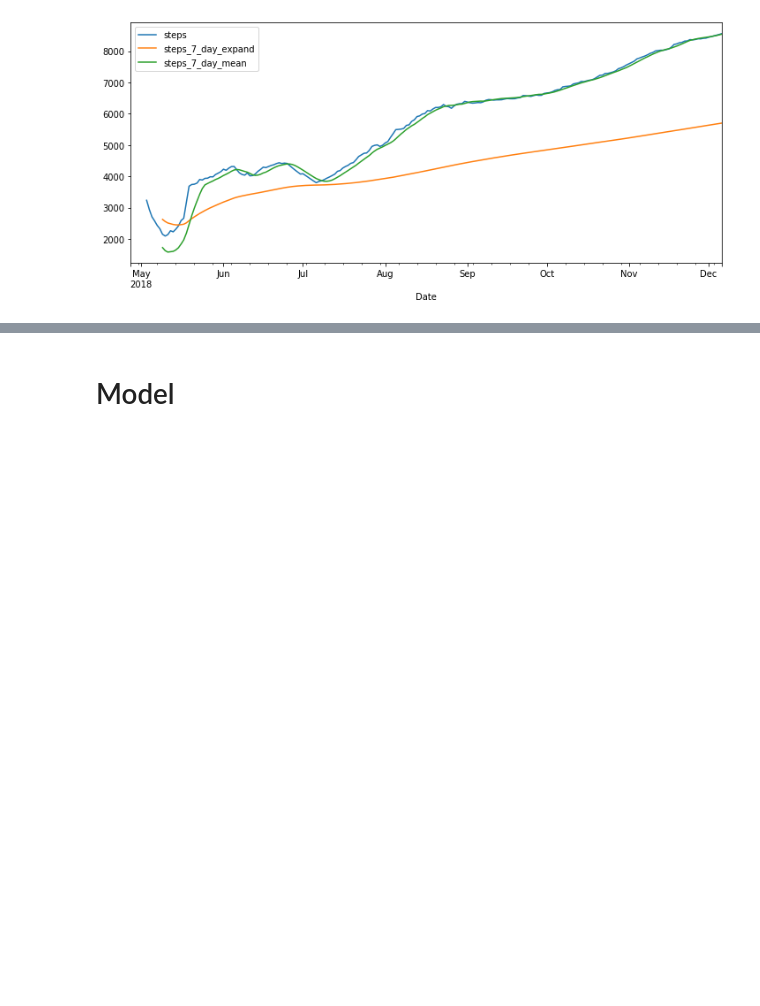
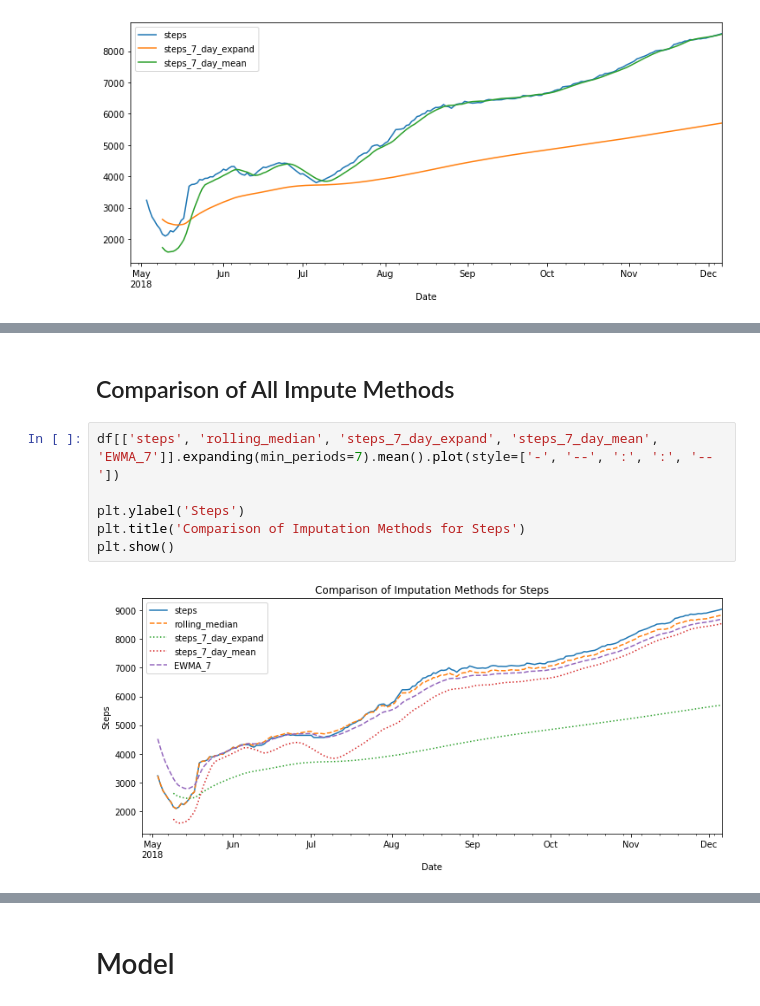
Before and after one commit to U-Gotta-Have-Faith/time_series, a Jupyter notebook: Sean _faith_acquire-Copy1.ipynb, the cells around one changed output, grey strips where cells are left out. Drawn from its saved outputs; the diff is of its cells as text; blank space fills up the shorter version.

```diff
--- a/Sean _faith_acquire-Copy1.ipynb
+++ b/Sean _faith_acquire-Copy1.ipynb
@@ -544,0 +577,10 @@ df.head(10)
+# %% [markdown]
+## Comparison of All Impute Methods
+# %%
+df[['steps', 'rolling_median', 'steps_7_day_expand', 'steps_7_day_mean', 'EWMA_7']].expanding(min_periods=7).mean().plot(style=['-', '--', ':', ':', '--'])
+
+plt.ylabel('Steps')
+plt.title('Comparison of Imputation Methods for Steps')
+plt.show()
+# %% [output]
+[figure, added]
```
Also changed, not shown: parts of 33 cells of this notebook.
